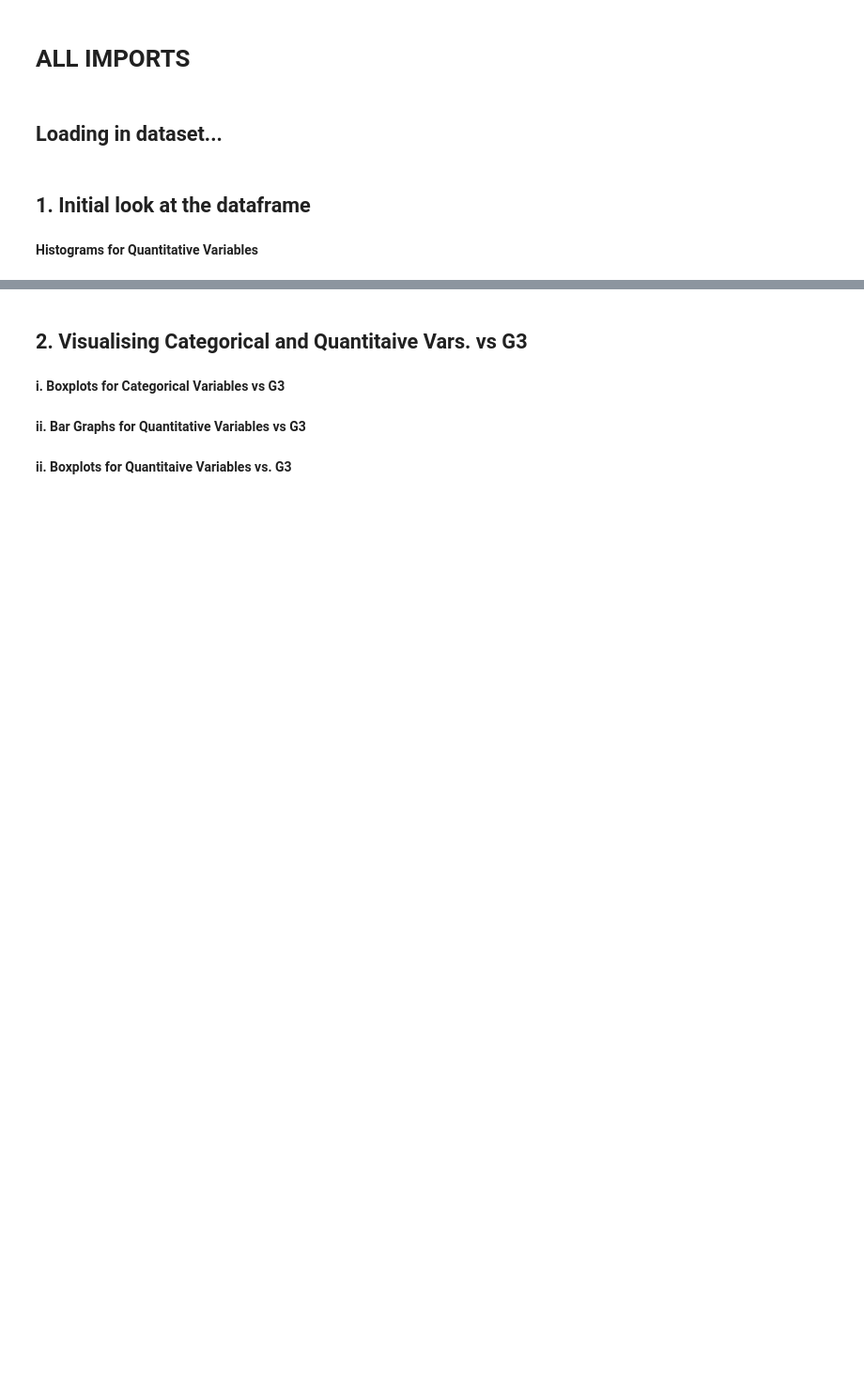
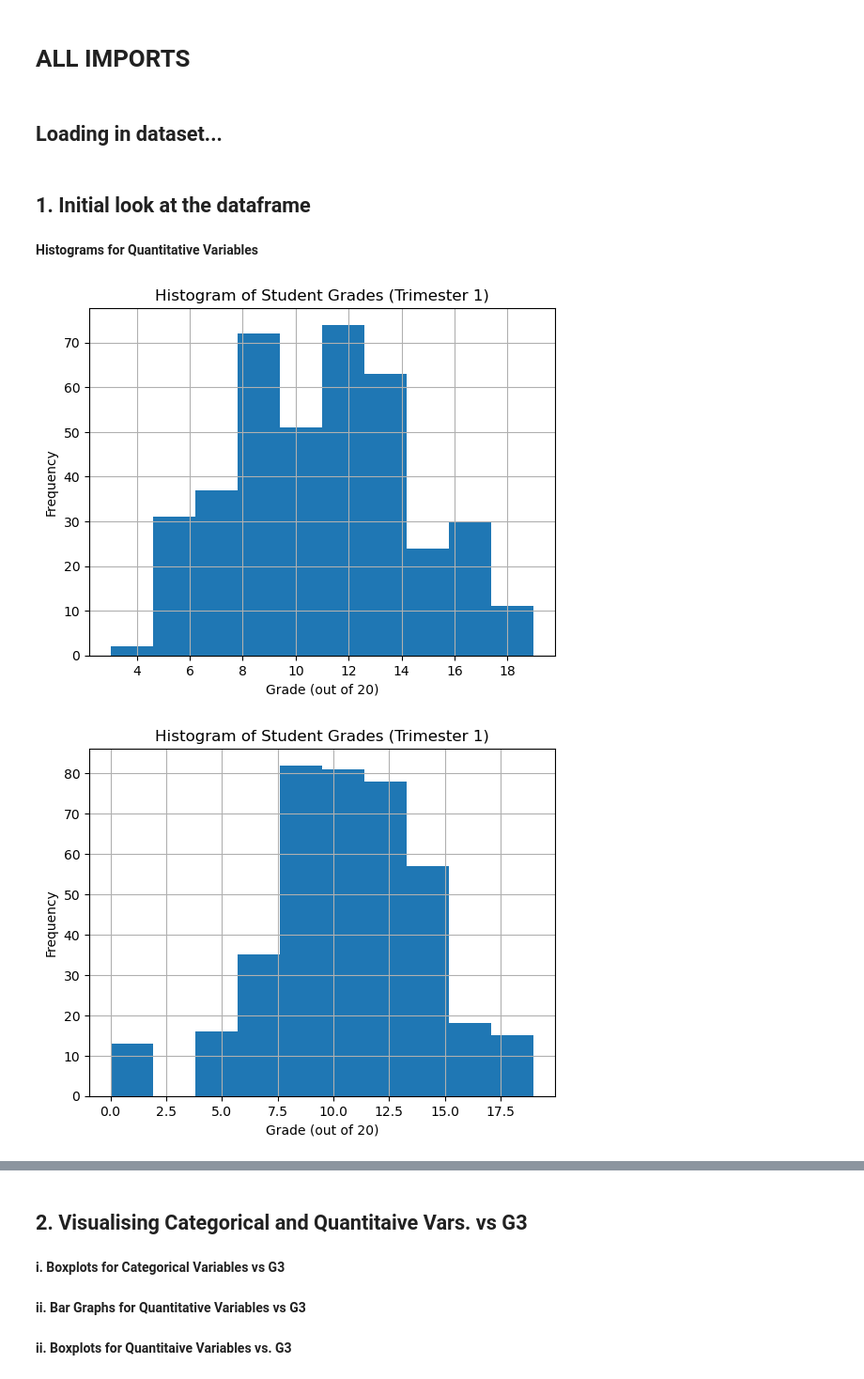
Before and after one commit to akritis2/Pearson-Project, a Jupyter notebook: student_math.ipynb, the cells around one changed output, grey strips where cells are left out. Shown: that part at 94% size. Drawn from its saved outputs; the diff is of its cells as text; code cells hidden in the pictures; blank space fills up the shorter version.

Commit message:
made some histograms to show initial spread of grades.

```diff
--- a/student_math.ipynb
+++ b/student_math.ipynb
@@ -26,6 +26,27 @@ print(student_mat)
 # %%
 # Can make individual ones or one for each numeric column
 # x-axis is the value and y-axis is the count
-student_mat.hist(bins=20, figsize=(15, 10), color='green', alpha=0.5)
-plt.suptitle('Histograms for All Numeric Columns in Math df')
+# student_mat.hist(bins=20, figsize=(15, 10), color='green', alpha=0.5)
+# plt.suptitle('Histograms for All Numeric Columns in Math df')
+# plt.show()
+
+student_mat['G1'].hist()
+plt.title('Histogram of Student Grades (Trimester 1)')
+plt.xlabel('Grade (out of 20)')
+plt.ylabel('Frequency')
 plt.show()
+
+student_mat['G2'].hist()
+plt.title('Histogram of Student Grades (Trimester 1)')
+plt.xlabel('Grade (out of 20)')
+plt.ylabel('Frequency')
+plt.show()
+
+student_mat['G3'].hist()
+plt.title('Histogram of Student Grades (Trimester 1)')
+plt.xlabel('Grade (out of 20)')
+plt.ylabel('Frequency')
+plt.show()
+# %% [output]
+[figure, added]
+[figure, added]
```
Also changed, not shown: parts of 6 cells of this notebook.
